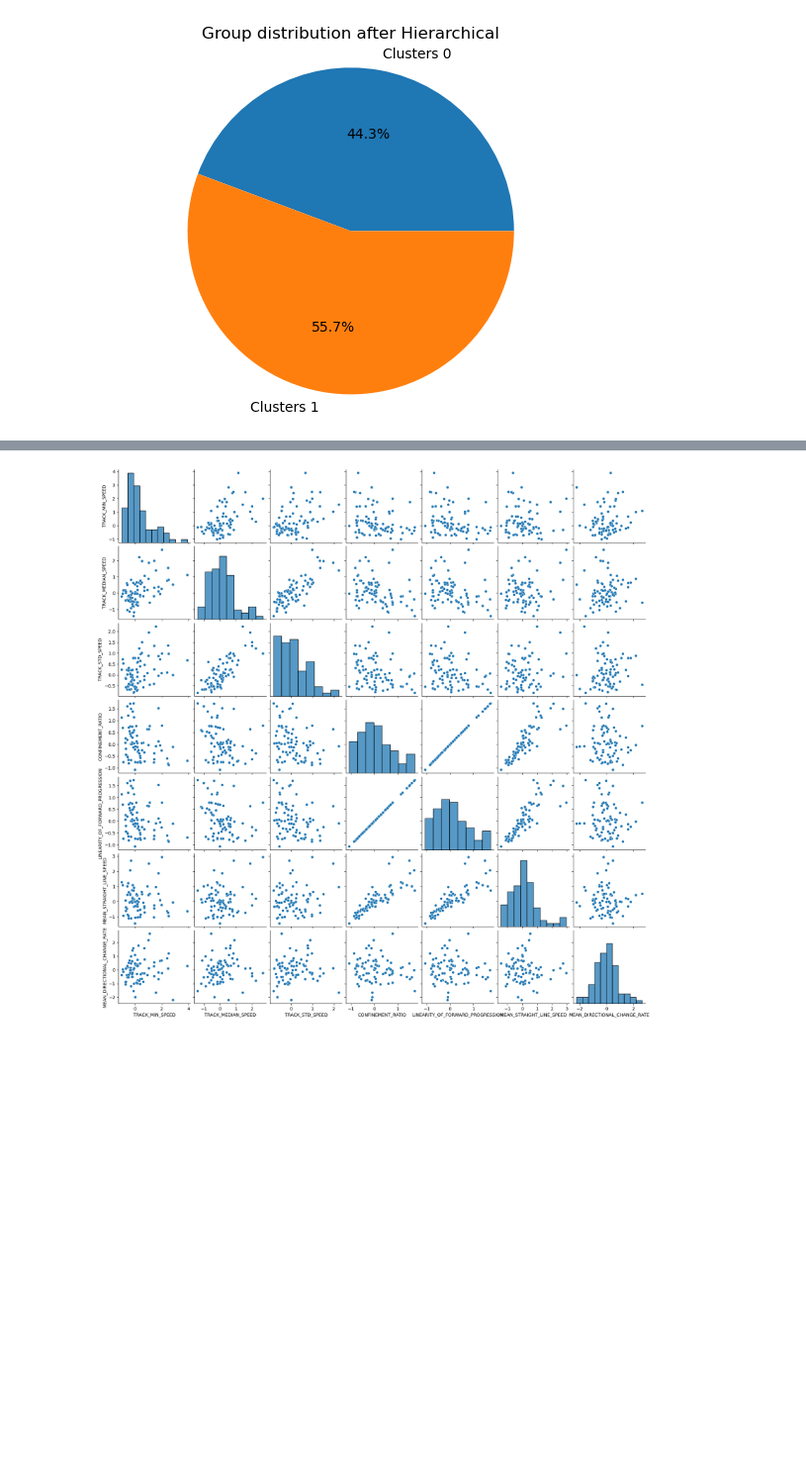
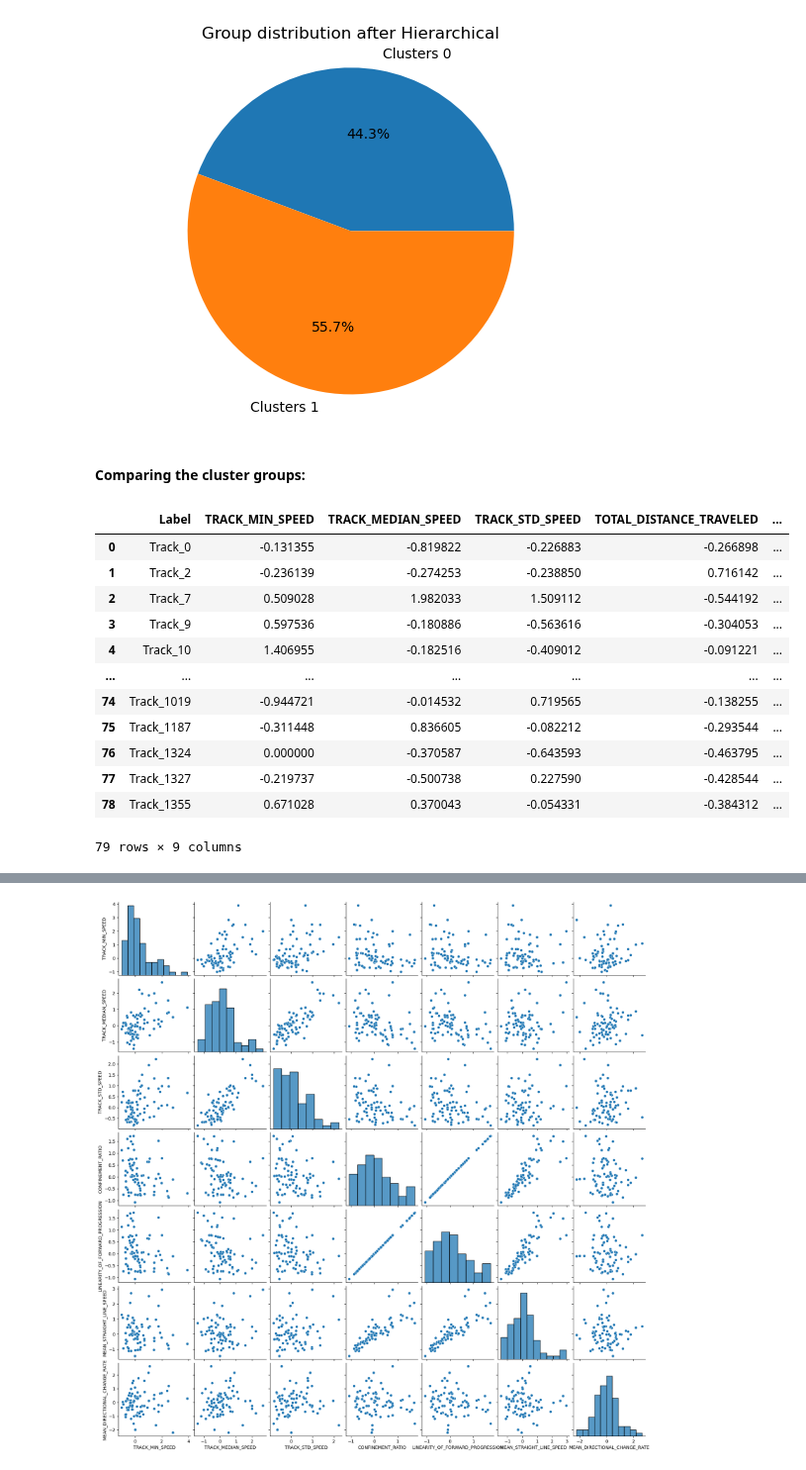
Before and after one commit to GentlemanFrog/Trajectory_clustering, a Jupyter notebook: Trajectory_analysis_2_0.ipynb, the cells around one changed output, grey strips where cells are left out. Shown at 99% size. Saved outputs shown, nothing was run; the diff lists cells and outputs as text; code cells hidden in the pictures; blank space fills up the shorter version.

```diff
--- a/Trajectory_analysis_2_0.ipynb
+++ b/Trajectory_analysis_2_0.ipynb
@@ -373,3 +379,21 @@ plot_clusters_pie(kmeans_dict, 'Kmeans')
 plot_clusters_pie(hierarchical_dict, 'Hierarchical')
 # %% [output]
 [figure]
+# %% [markdown]
+#### Comparing the cluster groups:
+# %%
+df_scaled
+# %% [output]
+|  | Label | TRACK_MIN_SPEED | TRACK_MEDIAN_SPEED | TRACK_STD_SPEED | TOTAL_DISTANCE_TRAVELED | ... |
+| 0 | Track_0 | -0.131355 | -0.819822 | -0.226883 | -0.266898 | ... |
+| 1 | Track_2 | -0.236139 | -0.274253 | -0.238850 | 0.716142 | ... |
+| 2 | Track_7 | 0.509028 | 1.982033 | 1.509112 | -0.544192 | ... |
+| 3 | Track_9 | 0.597536 | -0.180886 | -0.563616 | -0.304053 | ... |
+| 4 | Track_10 | 1.406955 | -0.182516 | -0.409012 | -0.091221 | ... |
+| ... | ... | ... | ... | ... | ... | ... |
+| 74 | Track_1019 | -0.944721 | -0.014532 | 0.719565 | -0.138255 | ... |
+| 75 | Track_1187 | -0.311448 | 0.836605 | -0.082212 | -0.293544 | ... |
+| 76 | Track_1324 | 0.000000 | -0.370587 | -0.643593 | -0.463795 | ... |
+| 77 | Track_1327 | -0.219737 | -0.500738 | 0.227590 | -0.428544 | ... |
+| 78 | Track_1355 | 0.671028 | 0.370043 | -0.054331 | -0.384312 | ... |
+79 rows × 9 columns
```
Also changed, not shown: parts of 7 cells of this notebook, 2 other files.
